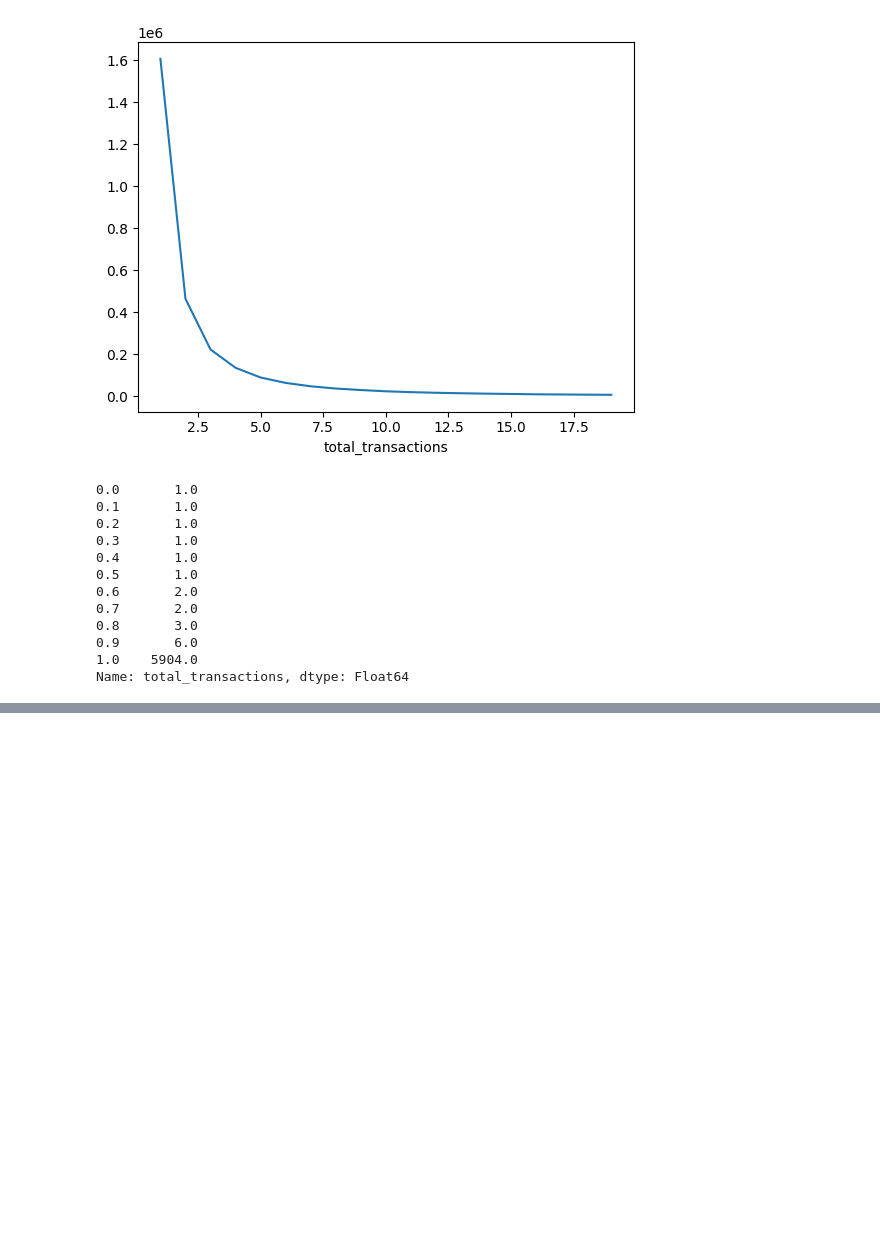
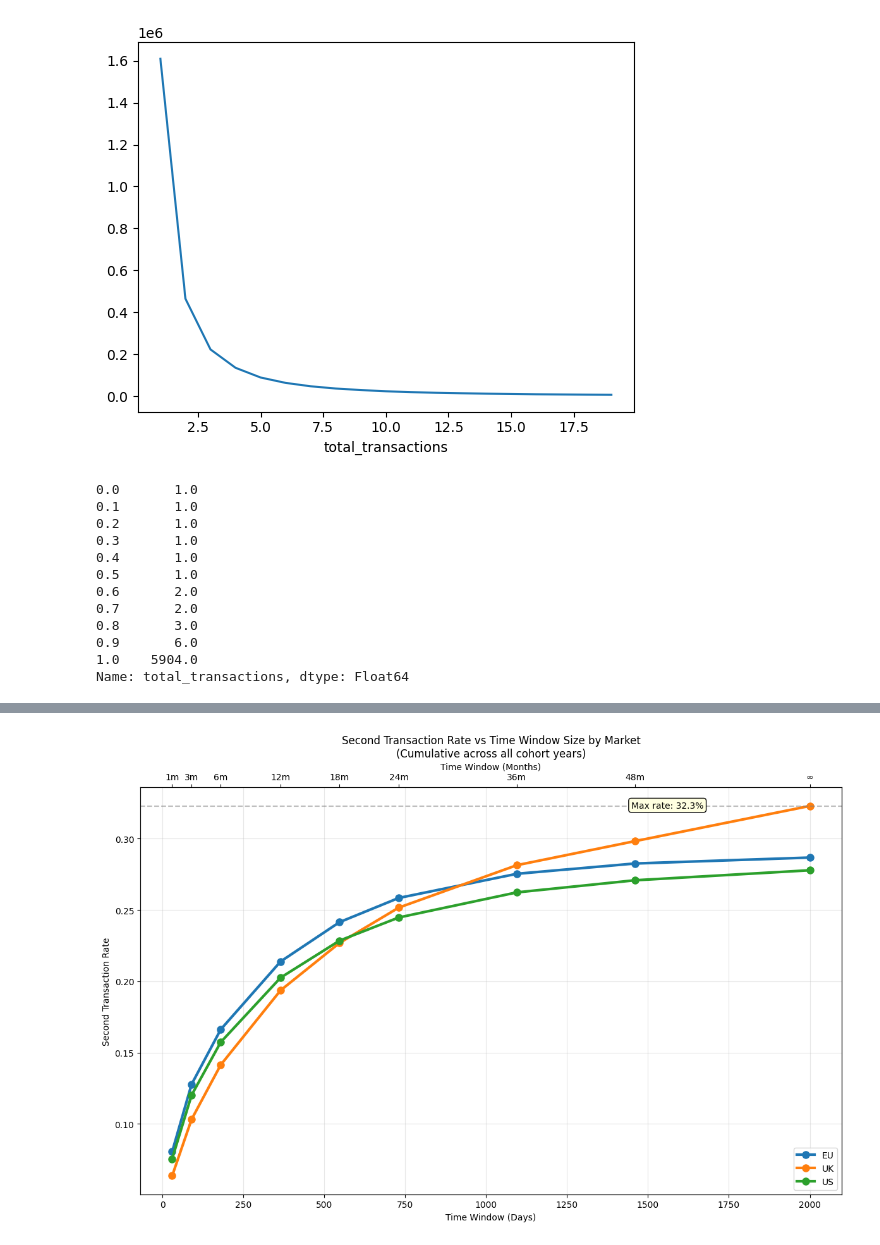
Before and after one commit to mpb-com/dsci-customer, a Jupyter notebook: experiments/eda.ipynb, the cells around one changed output, grey strips where cells are left out. Drawn from its saved outputs; the diff is of its cells as text; code cells hidden in the pictures; blank space fills up the shorter version.

```diff
--- a/experiments/eda.ipynb
+++ b/experiments/eda.ipynb
@@ -206,0 +501,78 @@ Name: avg_frequency_days, dtype: float64
+# %%
+# Transaction rate vs window size analysis
+fig, ax = plt.subplots(1, 1, figsize=(12, 8))
+
+# Define time windows in days and months for labeling
+time_windows = [30, 90, 180, 365, 547, 730, 1095, 1460, float('inf')]  # 1m, 3m, 6m, 12m, 18m, 24m, 36m, 48m, ∞
+window_labels = ['1m', '3m', '6m', '12m', '18m', '24m', '36m', '48m', '∞']
+
+# Calculate transaction rates for each window size across all years (aggregate)
+window_analysis = {}
+
+for market in df['market'].unique():
+    market_data = df[df['market'] == market]['days_between_first_and_second']
+    rates = []
+
+    for window in time_windows:
+        if window == float('inf'):
+            # For infinite window, just count all customers with second transactions
+            rate = (market_data > 0).mean()
+        else:
+            rate = ((market_data > 0) & (market_data <= window)).mean()
+        rates.append(rate)
+
+    window_analysis[market] = rates
+
+# For plotting, replace inf with a large number for visualization
+plot_windows = [w if w != float('inf') else 2000 for w in time_windows]
+
+# Plot lines for each market
+for i, market in enumerate(df['market'].unique()):
+    color = f'C{i}'
+    ax.plot(plot_windows, window_analysis[market],
+            marker='o', label=market, linewidth=3, markersize=8, color=color)
+
+# Customize the plot
+ax.set_xlabel('Time Window (Days)')
+ax.set_ylabel('Second Transaction Rate')
+ax.set_title('Second Transaction Rate vs Time Window Size by Market\n(Cumulative across all cohort years)')
+ax.legend()
+ax.grid(True, alpha=0.3)
+
+# Add secondary x-axis with month labels
+ax2 = ax.twiny()
+ax2.set_xlim(ax.get_xlim())
+ax2.set_xticks(plot_windows)
+ax2.set_xticklabels(window_labels)
+ax2.set_xlabel('Time Window (Months)')
+
+# Add annotations for key insights
+max_overall_rate = max([max(rates) for rates in window_analysis.values()])
+ax.axhline(y=max_overall_rate, color='gray', linestyle='--', alpha=0.5)
+ax.text(0.7, 0.95, f'Max rate: {max_overall_rate:.1%}', transform=ax.transAxes,
+        bbox=dict(boxstyle="round,pad=0.3", facecolor="lightyellow"))
+
+plt.tight_layout()
+plt.show()
+
+# Print summary statistics
+print("TRANSACTION RATE BY WINDOW SIZE")
+print("="*50)
+for market in df['market'].unique():
+    rates = window_analysis[market]
+    print(f"\n{market.upper()} Market:")
+    for i, (label, rate) in enumerate(zip(window_labels, rates)):
+        print(f"  {label:>4}: {rate:.1%}")
+
+    # Calculate how much of final rate is achieved at each milestone
+    final_rate = rates[-1]  # The infinite window rate
+    if final_rate > 0:
+        print(f"  % of ultimate rate achieved:")
+        milestones = [2, 3, 5, 7]  # 6m, 12m, 24m, 48m positions
+        milestone_labels = ['6m', '12m', '24m', '48m']
+        for milestone, label in zip(milestones, milestone_labels):
+            if milestone < len(rates) - 1:  # Exclude the infinity point
+                pct_achieved = rates[milestone] / final_rate
+                print(f"    At {label}: {pct_achieved:.0%}")
+# %% [output]
+[figure, added]
```
Also changed, not shown: parts of 17 cells of this notebook, 7 other files.
